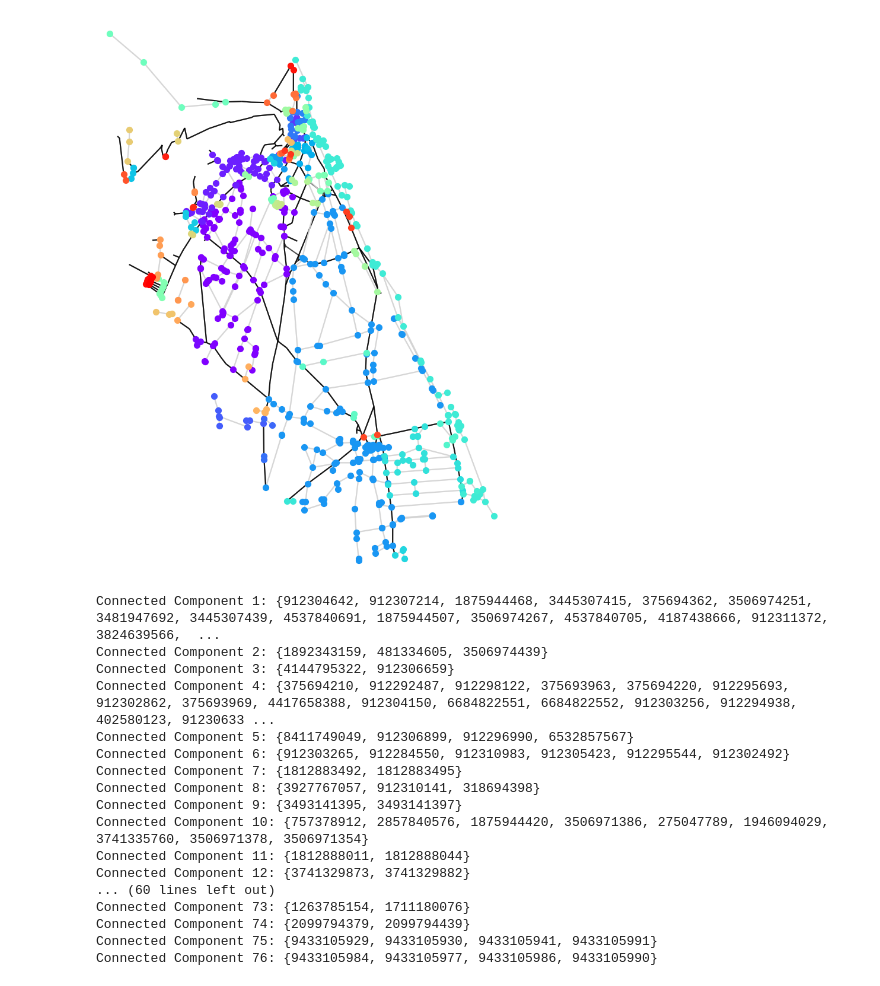
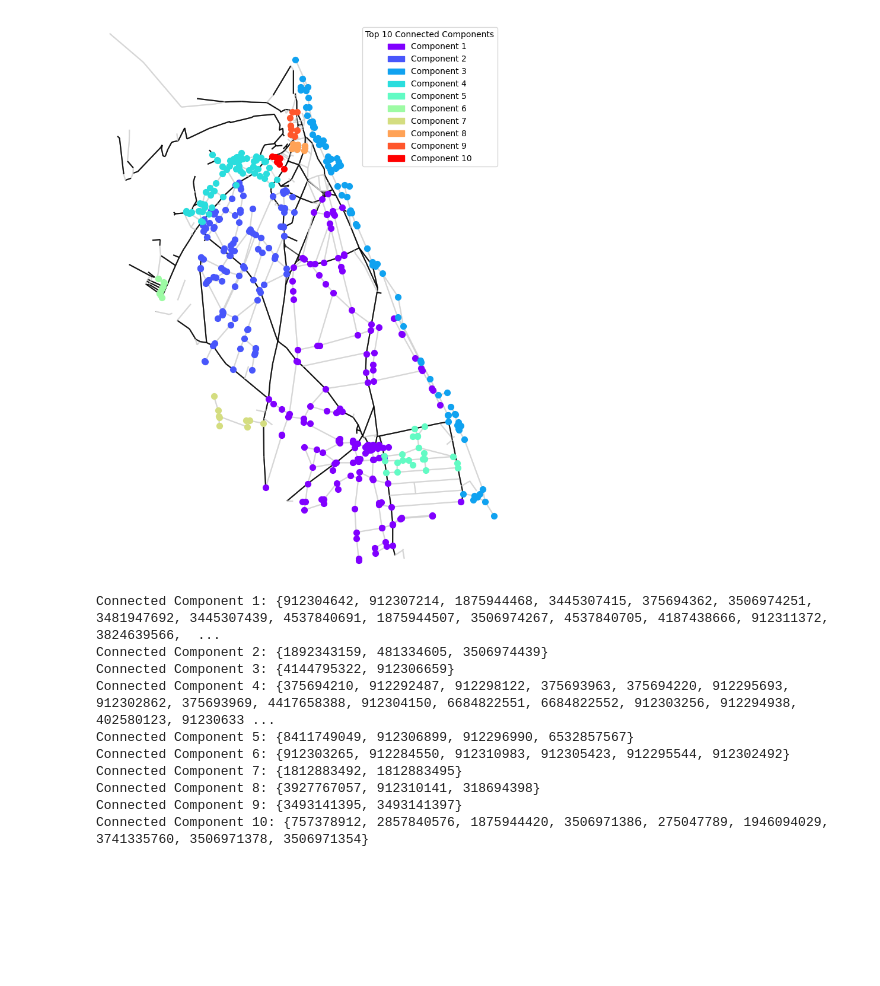
Before and after one commit to dclfbk/LTSBikePlan, a Jupyter notebook: code/gap_analysis.ipynb, the cells around one changed output. Cells and saved outputs as stored; diff of their text form; code cells hidden in the pictures; blank space fills up the shorter version.

```diff
--- a/code/gap_analysis.ipynb
+++ b/code/gap_analysis.ipynb
@@ -29,47 +29,55 @@ G_low_stress.add_edges_from(low_stress_edges)
 G_low_stress_undirected = G_low_stress.to_undirected()
 connected_components = list(nx.connected_components(G_low_stress_undirected))
 
-# Assign a unique color to each connected component
-colors = cm.rainbow(np.linspace(0, 1, len(connected_components)))
+# Sort the connected components by size (largest to smallest) and select the top 10
+top_components = sorted(connected_components, key=len, reverse=True)[:10]
+
+# Assign a unique color to each of the top 10 connected components
+colors = cm.rainbow(np.linspace(0, 1, len(top_components)))
 component_colors = {}
-for color, component in zip(colors, connected_components):
+component_patches = []
+for color, component in zip(colors, top_components):
     for node in component:
         component_colors[node] = color
+    component_patches.append(mpatches.Patch(color=color, label=f'Component {len(component_patches) + 1}'))
 
 # Visualization
 fig, ax = plt.subplots(figsize=(12, 12))
 
 # Get node positions using osmnx
 node_positions = {node: (data['x'], data['y']) for node, data in G_lts.nodes(data=True)}
 
 # Plot edges with their respective colors
 edge_colors = ['black' if ('lts' in data and data['lts'] in ['3', '4']) else 'lightgray' for u, v, k, data in G_lts.edges(keys=True, data=True)]
 ox.plot_graph(G_lts, ax=ax, node_size=0, edge_color=edge_colors, edge_linewidth=1.5, edge_alpha=0.7, show=False)
 
-# Highlight connected components with unique colors
+# Highlight the top 10 connected components with unique colors
 for node, color in component_colors.items():
     nx.draw_networkx_nodes(G_lts, pos=node_positions, nodelist=[node], node_color=[color], node_size=50, ax=ax)
+
+# Add legend for the top 10 connected components
+ax.legend(handles=component_patches, loc='upper right', title='Top 10 Connected Components')
 
 plt.show()
 
 # 3. Identify Gaps
-# For simplicity, we'll just print the gaps between connected components
-for i, component in enumerate(connected_components):
+# Print the gaps between connected components
+for i, component in enumerate(connected_components[:10]):
     print(f"Connected Component {i+1}: {component}")
 
 # Optionally, visualize the graph
 fig, ax = plt.subplots(figsize=(12, 12))
 colors = ['red' if ('lts' in data and data['lts'] in ['3', '4']) else 'green' for u, v, k, data in G_lts.edges(keys=True, data=True)]
 ox.plot_graph(G_lts, ax=ax, node_size=0, edge_color=colors, edge_linewidth=1.5, edge_alpha=0.7, show=False)
 
 # Add legend to the same plot
 red_patch = mpatches.Patch(color='red', label='High Stress')
 green_patch = mpatches.Patch(color='green', label='Low Stress')
 ax.legend(handles=[red_patch, green_patch], loc='upper right')
 
 plt.show()
 # %% [output]
-[figure, old version]
+[figure, new version]
 Connected Component 1: {912304642, 912307214, 1875944468, 3445307415, 375694362, 3506974251, 3481947692, 3445307439, 4537840691, 1875944507, 3506974267, 4537840705, 4187438666, 912311372, 3824639566,  ...
 Connected Component 2: {1892343159, 481334605, 3506974439}
 Connected Component 3: {4144795322, 912306659}
@@ -80,12 +88,5 @@ Connected Component 7: {1812883492, 1812883495}
 Connected Component 8: {3927767057, 912310141, 318694398}
 Connected Component 9: {3493141395, 3493141397}
 Connected Component 10: {757378912, 2857840576, 1875944420, 3506971386, 275047789, 1946094029, 3741335760, 3506971378, 3506971354}
-Connected Component 11: {1812888011, 1812888044}
-Connected Component 12: {3741329873, 3741329882}
-... (60 lines left out)
-Connected Component 73: {1263785154, 1711180076}
-Connected Component 74: {2099794379, 2099794439}
-Connected Component 75: {9433105929, 9433105930, 9433105941, 9433105991}
-Connected Component 76: {9433105984, 9433105977, 9433105986, 9433105990}
 [figure]
 # %%
```
Also changed, not shown: parts of 10 cells of this notebook, 2 other files.
